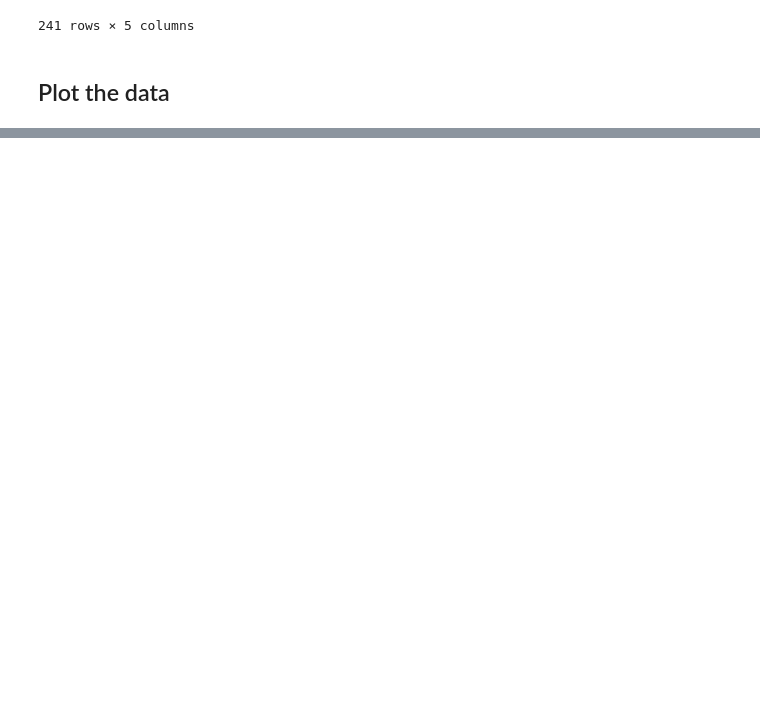
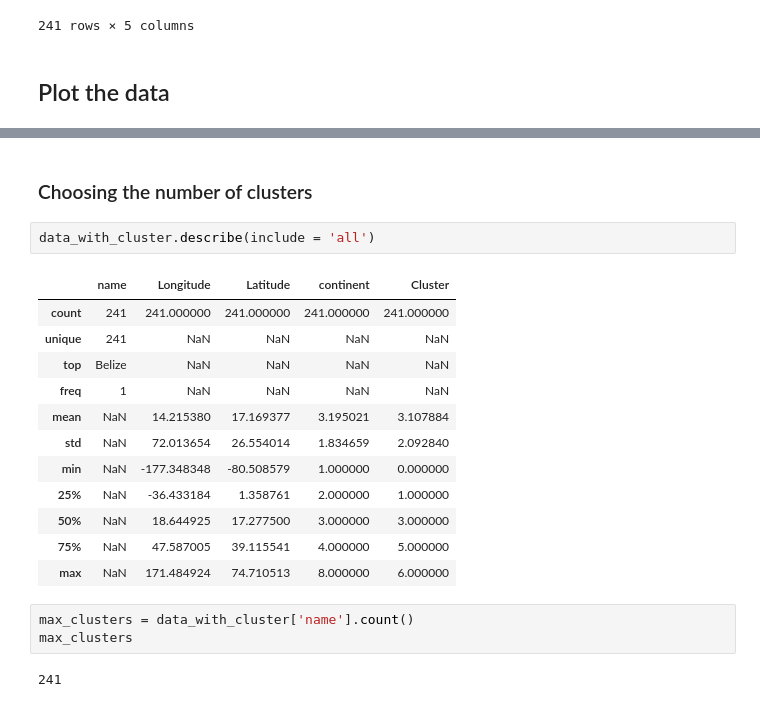
Before and after one commit to liyi54/clustering, a Jupyter notebook: Clustering Categorical Data - Exercise.ipynb, the cells around one changed output, grey strips where cells are left out. Drawn from its saved outputs; the diff is of its cells as text; blank space fills up the shorter version.

```diff
--- a/Clustering Categorical Data - Exercise.ipynb
+++ b/Clustering Categorical Data - Exercise.ipynb
@@ -154,0 +151,22 @@ Simply go back to the beggining of the <b> Clustering </b> section and change <i
+# %% [markdown]
+### Choosing the number of clusters
+# %%
+data_with_cluster.describe(include = 'all')
+# %% [output]
+|  | name | Longitude | Latitude | continent | Cluster |
+| count | 241 | 241.000000 | 241.000000 | 241.000000 | 241.000000 |
+| unique | 241 | NaN | NaN | NaN | NaN |
+| top | Belize | NaN | NaN | NaN | NaN |
+| freq | 1 | NaN | NaN | NaN | NaN |
+| mean | NaN | 14.215380 | 17.169377 | 3.195021 | 3.107884 |
+| std | NaN | 72.013654 | 26.554014 | 1.834659 | 2.092840 |
+| min | NaN | -177.348348 | -80.508579 | 1.000000 | 0.000000 |
+| 25% | NaN | -36.433184 | 1.358761 | 2.000000 | 1.000000 |
+| 50% | NaN | 18.644925 | 17.277500 | 3.000000 | 3.000000 |
+| 75% | NaN | 47.587005 | 39.115541 | 4.000000 | 5.000000 |
+| max | NaN | 171.484924 | 74.710513 | 8.000000 | 6.000000 |
+# %%
+max_clusters = data_with_cluster['name'].count()
+max_clusters
+# %% [output]
+241
```
Also changed, not shown: parts of 8 cells of this notebook.
